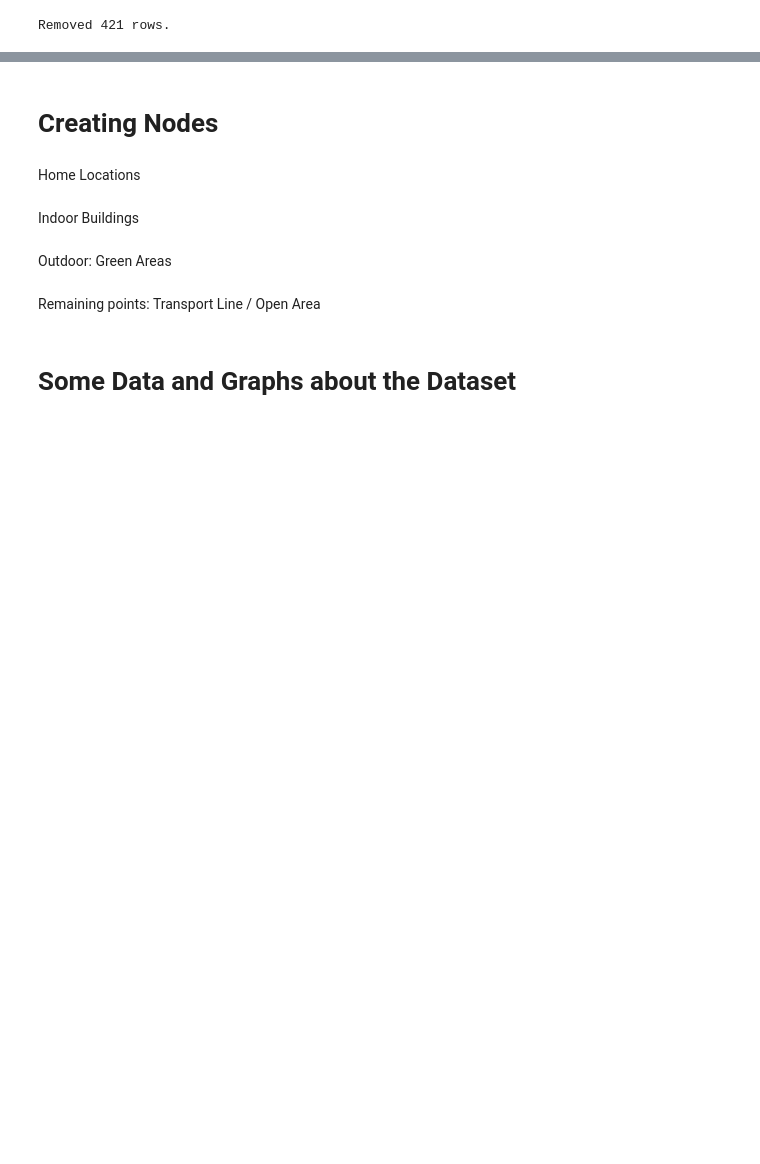
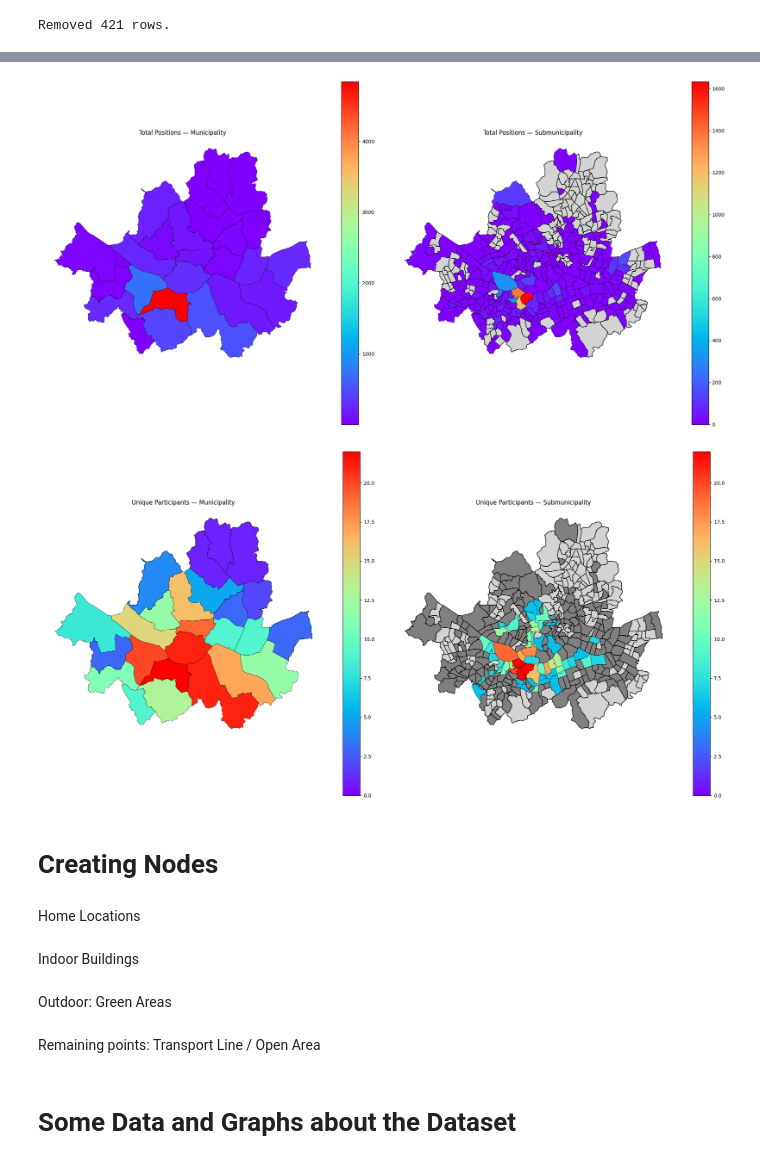
Before and after one commit to michelegiampaolo/mobility-seoul, a Jupyter notebook: Data/scripts/node_creation_intersections.ipynb, the cells around one changed output, grey strips where cells are left out. Drawn from its saved outputs; the diff is of its cells as text; code cells hidden in the pictures; blank space fills up the shorter version.

```diff
--- a/Data/scripts/node_creation_intersections.ipynb
+++ b/Data/scripts/node_creation_intersections.ipynb
@@ -824,7 +1038,7 @@ import matplotlib.colors as colors
 import matplotlib.cm as cm
 
 # ----------------------------
-# 📊 PLOT 1: Total Positions
+# PLOT 1: Total Positions
 # ----------------------------
 fig1, (ax1_muni, ax1_submuni) = plt.subplots(1, 2, figsize=(20, 10))
 cmap1 = cm.get_cmap('rainbow')
@@ -853,36 +1067,39 @@ ax1_submuni.axis('off')
 
 plt.tight_layout()
 plt.show()
 
 # ----------------------------
-# 👥 PLOT 2: Unique Participants
+# PLOT 2: Unique Participants
 # ----------------------------
 fig2, (ax2_muni, ax2_submuni) = plt.subplots(1, 2, figsize=(20, 10))
 cmap2 = cm.get_cmap('rainbow')
 norm_fixed = colors.Normalize(vmin=0, vmax=22)
 
 # Municipalities
 
 municipalities_gdf[municipalities_gdf['unique_participants'] < 5].plot(ax=ax2_muni, color='grey', edgecolor='black')
 municipalities_gdf[municipalities_gdf['unique_participants'] == 0].plot(ax=ax2_muni, color='lightgrey', edgecolor='black')
 municipalities_gdf[municipalities_gdf['unique_participants'] > 0].plot(
     column='unique_participants', cmap=cmap2, linewidth=0.4, ax=ax2_muni, edgecolor='black', norm=norm_fixed, legend=True
 )
 ax2_muni.set_title('Unique Participants — Municipality')
 ax2_muni.axis('off')
 
 # Submunicipalities
-submunicipalities_gdf[submunicipalities_gdf['unique_participants'] <= 5].plot(ax=ax2_submuni, color='grey', edgecolor='black')
+# submunicipalities_gdf[submunicipalities_gdf['unique_participants'] <= 5].plot(ax=ax2_submuni, color='grey', edgecolor='black')
 submunicipalities_gdf[submunicipalities_gdf['unique_participants'] == 0].plot(ax=ax2_submuni, color='lightgrey', edgecolor='black')
 
-submunicipalities_gdf[submunicipalities_gdf['unique_participants'] > 5].plot(
+submunicipalities_gdf[submunicipalities_gdf['unique_participants'] > 0].plot(
     column='unique_participants', cmap=cmap2, linewidth=0.4, ax=ax2_submuni, edgecolor='black', norm=norm_fixed, legend=True
 )
 ax2_submuni.set_title('Unique Participants — Submunicipality')
 ax2_submuni.axis('off')
 
 plt.tight_layout()
 plt.show()
+# %% [output]
+[figure, added]
+[figure, added]
 # %%
 neighborhood_extents_gdf = gpd.read_file(os.path.join(base_dir, 'shapefiles/crop/crop_neighborhood.shp'))
 neighborhood_extents_gdf = neighborhood_extents_gdf.to_crs(buildings.crs)
```
Also changed, not shown: parts of 15 cells of this notebook.
